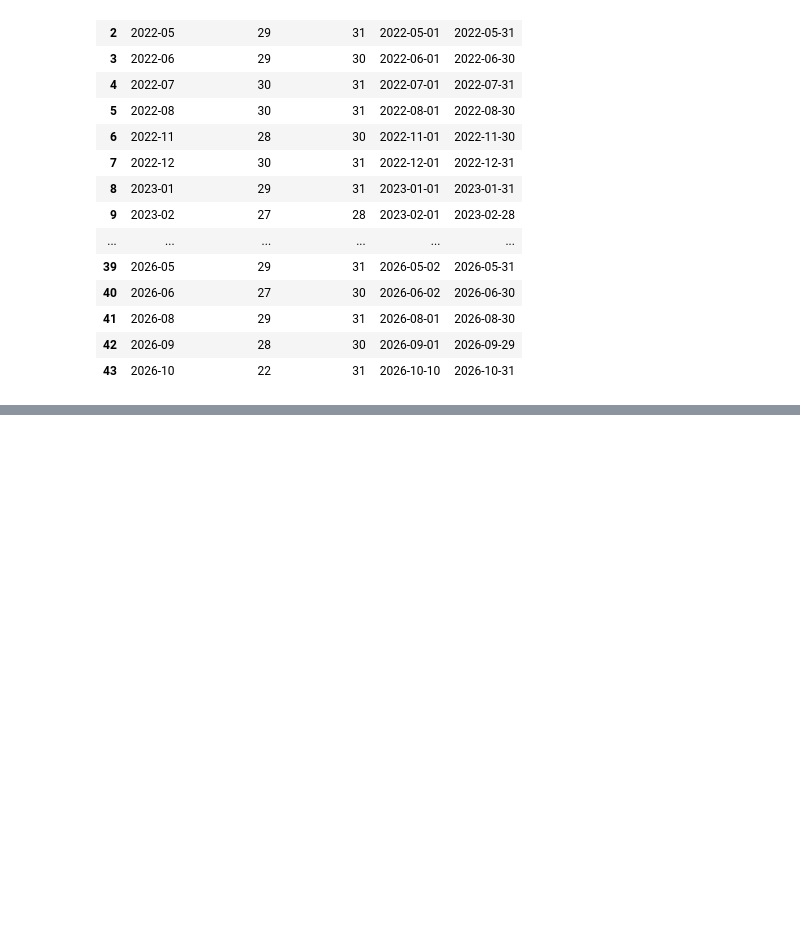
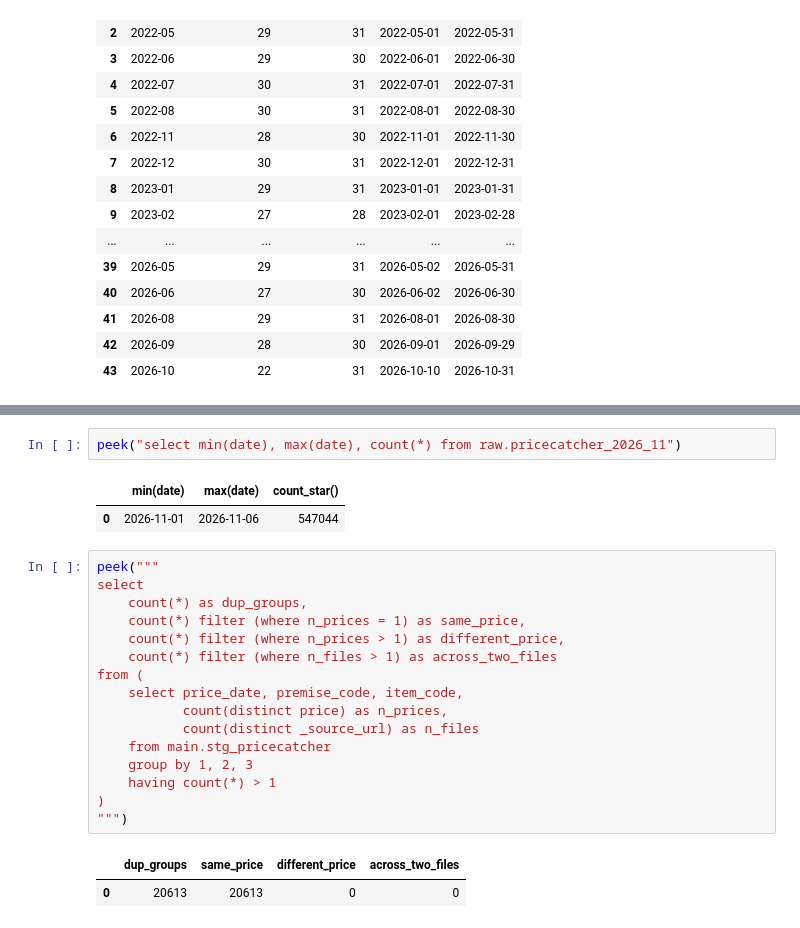
Before and after one commit to mhdkerol/my-cost-of-living, a Jupyter notebook: ingestion/ingestion_working.ipynb, the cells around one changed output, grey strips where cells are left out. Cells and saved outputs as stored; diff of their text form; blank space fills up the shorter version.

```diff
--- a/ingestion/ingestion_working.ipynb
+++ b/ingestion/ingestion_working.ipynb
@@ -278,0 +296,24 @@ order by 1
+# %%
+peek("select min(date), max(date), count(*) from raw.pricecatcher_2026_11")
+# %% [output]
+|  | min(date) | max(date) | count_star() |
+| 0 | 2026-11-01 | 2026-11-06 | 547044 |
+# %%
+peek("""
+select
+    count(*) as dup_groups,
+    count(*) filter (where n_prices = 1) as same_price,
+    count(*) filter (where n_prices > 1) as different_price,
+    count(*) filter (where n_files > 1) as across_two_files
+from (
+    select price_date, premise_code, item_code,
+           count(distinct price) as n_prices,
+           count(distinct _source_url) as n_files
+    from main.stg_pricecatcher
+    group by 1, 2, 3
+    having count(*) > 1
+)
+""")
+# %% [output]
+|  | dup_groups | same_price | different_price | across_two_files |
+| 0 | 20613 | 20613 | 0 | 0 |
```
Also changed, not shown: parts of 2 cells of this notebook.
